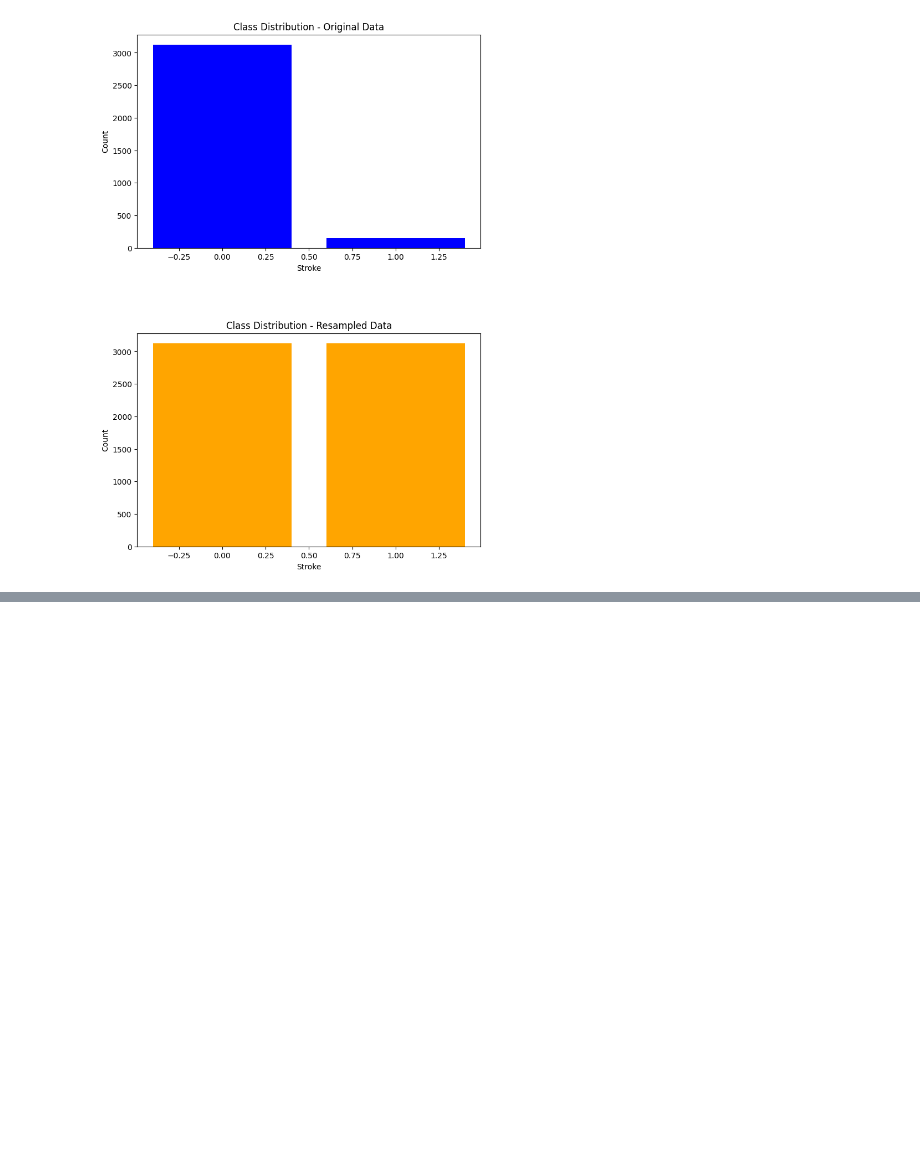
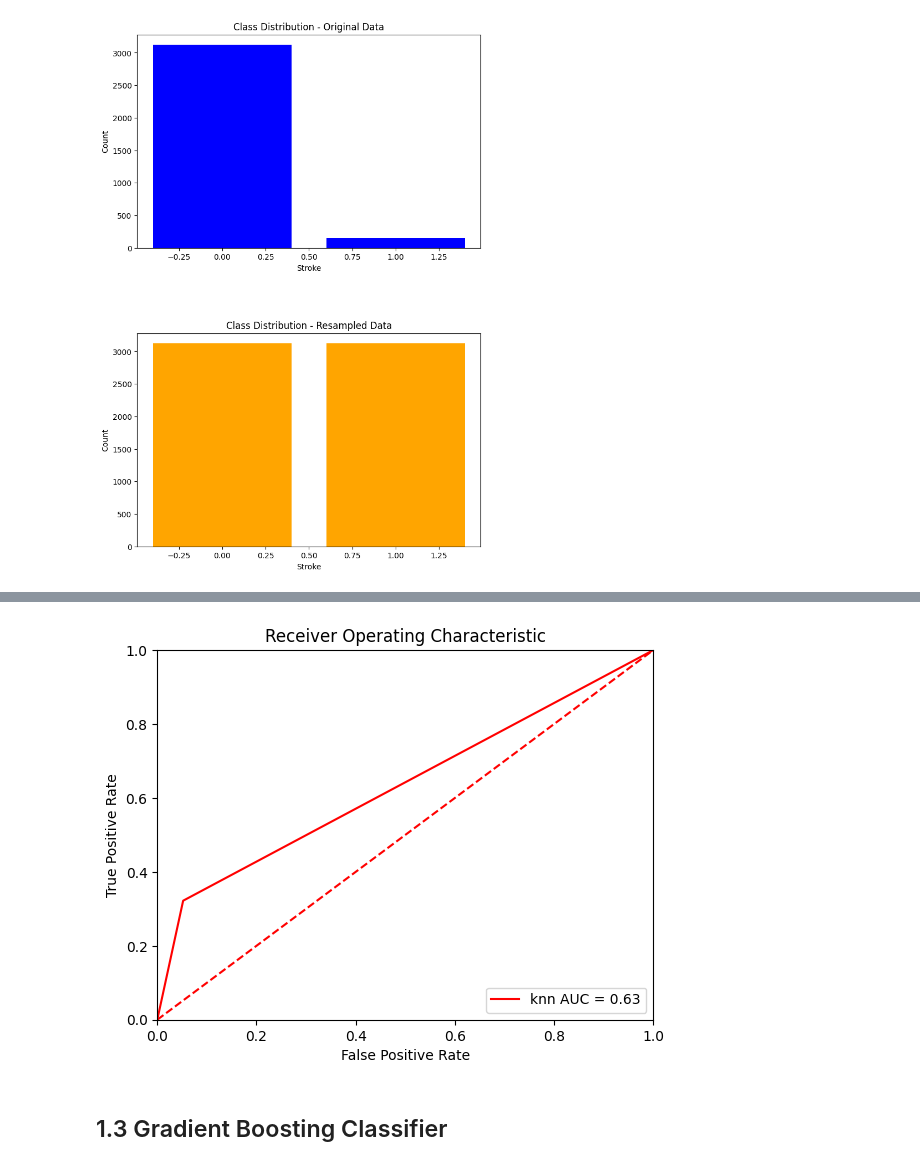
Before and after one commit to Detopall/stroke-prediction, a Jupyter notebook: stroke_prediction.ipynb, the cells around one changed output, grey strips where cells are left out. Saved outputs shown, nothing was run; the diff lists cells and outputs as text; code cells hidden in the pictures; blank space fills up the shorter version.

```diff
--- a/stroke_prediction.ipynb
+++ b/stroke_prediction.ipynb
@@ -93,0 +128,9 @@ plt.show()
+# %%
+import matplotlib.pyplot as plt
+from sklearn.metrics import classification_report
+
+y_pred = grid_search.predict(X_val_smote)
+print(classification_report(y_val_smote, y_pred))
+
+
+preds_knn = grid_search.predict_proba(X_val_smote)[:,1]
@@ -93,0 +146,23 @@ plt.show()
+# %%
+# plotting the polynomial AUC together with the last one
+import sklearn.metrics as metrics
+
+fpr_k, tpr_k, threshold = metrics.roc_curve(y_val_smote, preds_knn)
+
+roc_auc_k = metrics.auc(fpr_k, tpr_k)
+
+
+plt.title('Receiver Operating Characteristic')
+plt.plot(fpr_k, tpr_k, 'r', label = 'knn AUC = %0.2f' % roc_auc_k)
+
+plt.legend(loc = 'lower right')
+plt.plot([0, 1], [0, 1],'r--')
+plt.xlim([0, 1])
+plt.ylim([0, 1])
+plt.ylabel('True Positive Rate')
+plt.xlabel('False Positive Rate')
+plt.show()
+# %% [output]
+[figure, added]
+# %% [markdown]
+## 1.3 Gradient Boosting Classifier
```
Also changed, not shown: parts of 14 cells of this notebook, 1 other file.
